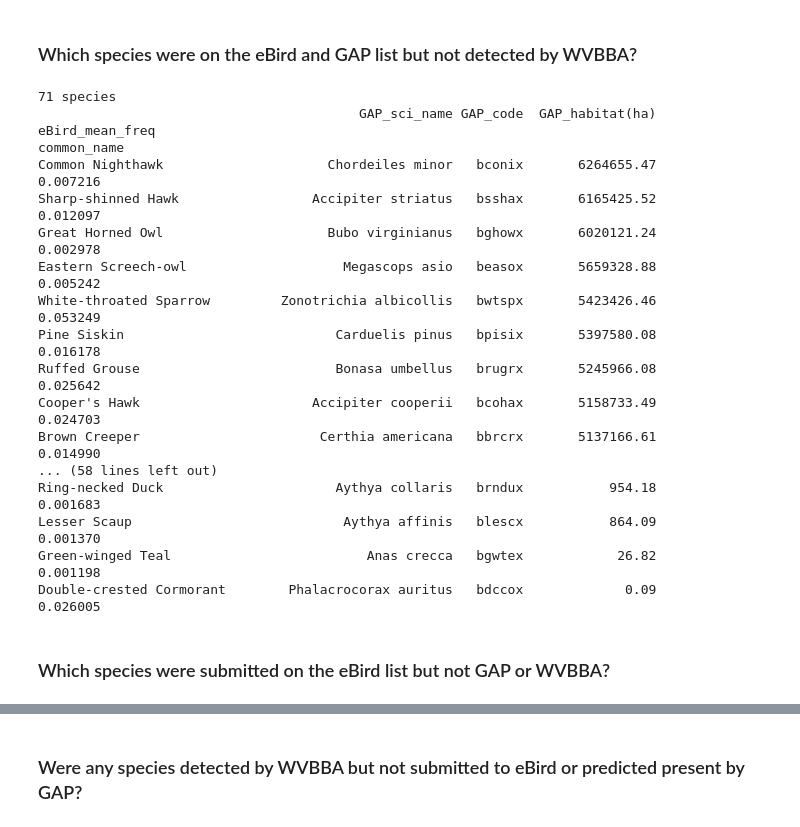
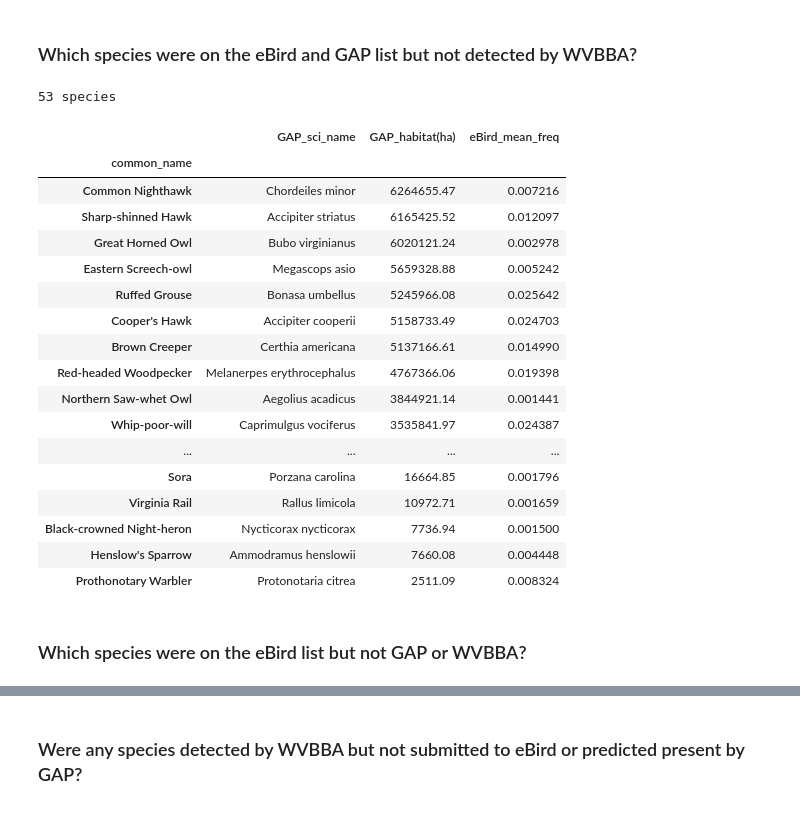
Before and after one commit to nmtarr/GAP-WVBA, a Jupyter notebook: USGAP-WVBBA species list comparison.ipynb, the cells around one changed output, grey strips where cells are left out. Saved outputs shown, nothing was run; the diff lists cells and outputs as text; code cells hidden in the pictures.

```diff
--- a/USGAP-WVBBA species list comparison.ipynb
+++ b/USGAP-WVBBA species list comparison.ipynb
@@ -53,0 +123,3 @@ We aggregated weekly mean frequencies of detection to a single value by calculat
+# %%
+drop = ["Solitary Vireo", "Brewster's Warbler", "Lawrence's Warbler", "Slate-colored Junco"]
+crosswalk = crosswalk[crosswalk["common_name"].isin(drop) == False]
@@ -83,32 +157,35 @@ df.to_csv(fun.dataDir + "/SpeciesLists/merged_spp_lists.csv")
 # %%
 a = (df[(df['WVBBA_individuals'].isnull() == True) &
         (df['GAP_code'].isnull() == False) &
         (df['comName'].isnull() == False)]
-     .drop(["WVBBA_sci_name", "WVBBA_individuals", "WVBBA_points", "WVBBA_rate", "comName"], axis=1)
+     .drop(["WVBBA_sci_name", "WVBBA_individuals", "WVBBA_points", "WVBBA_rate", "comName", "%_of_blocks",
+           "GAP_code", "modeled", "WV_code", "notes"], axis=1)
      .sort_values("GAP_habitat(ha)", ascending=False)
      .set_index(["common_name"]))
 print(str(len(a)) + " species")
-print(a)
+a
 # %% [output]
-71 species
-                                         GAP_sci_name GAP_code  GAP_habitat(ha)  eBird_mean_freq
-common_name
-Common Nighthawk                     Chordeiles minor   bconix       6264655.47         0.007216
-Sharp-shinned Hawk                 Accipiter striatus   bsshax       6165425.52         0.012097
-Great Horned Owl                     Bubo virginianus   bghowx       6020121.24         0.002978
-Eastern Screech-owl                    Megascops asio   beasox       5659328.88         0.005242
-White-throated Sparrow         Zonotrichia albicollis   bwtspx       5423426.46         0.053249
-Pine Siskin                           Carduelis pinus   bpisix       5397580.08         0.016178
-Ruffed Grouse                         Bonasa umbellus   brugrx       5245966.08         0.025642
-Cooper's Hawk                      Accipiter cooperii   bcohax       5158733.49         0.024703
-Brown Creeper                       Certhia americana   bbrcrx       5137166.61         0.014990
-... (58 lines left out)
-Ring-necked Duck                      Aythya collaris   brndux           954.18         0.001683
-Lesser Scaup                           Aythya affinis   blescx           864.09         0.001370
-Green-winged Teal                         Anas crecca   bgwtex            26.82         0.001198
-Double-crested Cormorant        Phalacrocorax auritus   bdccox             0.09         0.026005
+53 species
+|  | GAP_sci_name | GAP_habitat(ha) | eBird_mean_freq |
+| common_name |  |  |  |
+| Common Nighthawk | Chordeiles minor | 6264655.47 | 0.007216 |
+| Sharp-shinned Hawk | Accipiter striatus | 6165425.52 | 0.012097 |
+| Great Horned Owl | Bubo virginianus | 6020121.24 | 0.002978 |
+| Eastern Screech-owl | Megascops asio | 5659328.88 | 0.005242 |
+| Ruffed Grouse | Bonasa umbellus | 5245966.08 | 0.025642 |
+| Cooper's Hawk | Accipiter cooperii | 5158733.49 | 0.024703 |
+| Brown Creeper | Certhia americana | 5137166.61 | 0.014990 |
+| Red-headed Woodpecker | Melanerpes erythrocephalus | 4767366.06 | 0.019398 |
+| Northern Saw-whet Owl | Aegolius acadicus | 3844921.14 | 0.001441 |
+| Whip-poor-will | Caprimulgus vociferus | 3535841.97 | 0.024387 |
+| ... | ... | ... | ... |
+| Sora | Porzana carolina | 16664.85 | 0.001796 |
+| Virginia Rail | Rallus limicola | 10972.71 | 0.001659 |
+| Black-crowned Night-heron | Nycticorax nycticorax | 7736.94 | 0.001500 |
+| Henslow's Sparrow | Ammodramus henslowii | 7660.08 | 0.004448 |
+| Prothonotary Warbler | Protonotaria citrea | 2511.09 | 0.008324 |
 # %% [markdown]
-### Which species were submitted on the eBird list but not GAP or WVBBA?
+### Which species were on the eBird list but not GAP or WVBBA?
 # %%
 b = (df[(df['WVBBA_individuals'].isnull() == True) &
      (df['GAP_code'].isnull() == True) &
```
Also changed, not shown: parts of 16 cells of this notebook, 3 other files.
